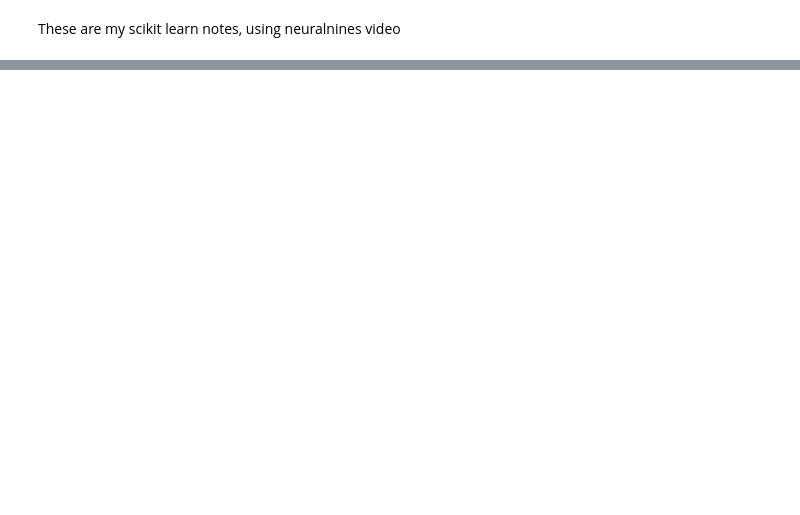
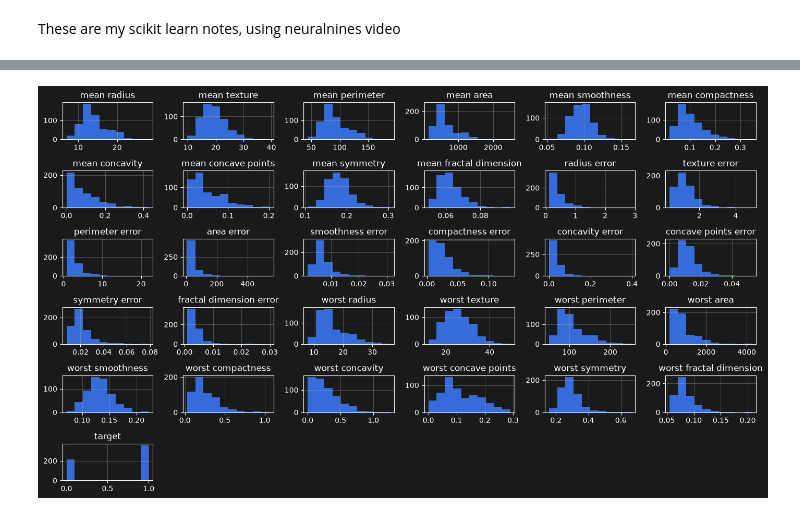
Before and after one commit to pkhrissanov/ml-learning, a Jupyter notebook: scikit-learning /scikit-learn-notes.ipynb, the cells around one changed output, grey strips where cells are left out. Cells and saved outputs as stored; diff of their text form; code cells hidden in the pictures; blank space fills up the shorter version.

Commit message:
finished the importing datasets chapter

```diff
--- a/scikit-learning /scikit-learn-notes.ipynb
+++ b/scikit-learning /scikit-learn-notes.ipynb
@@ -9,0 +42,2 @@ The Boston housing prices dataset has an ethical problem: as
+# %%
+df = load_breast_cancer(as_frame=True).frame #this returns a data frame. only need to store it in what object.
@@ -9,0 +61,7 @@ The Boston housing prices dataset has an ethical problem: as
+# %%
+import matplotlib.pyplot as plt
+#visualization
+df.hist(figsize=(14,8))
+plt.tight_layout()
+# %% [output]
+[figure, added]
```
Also changed, not shown: parts of 12 cells of this notebook.
